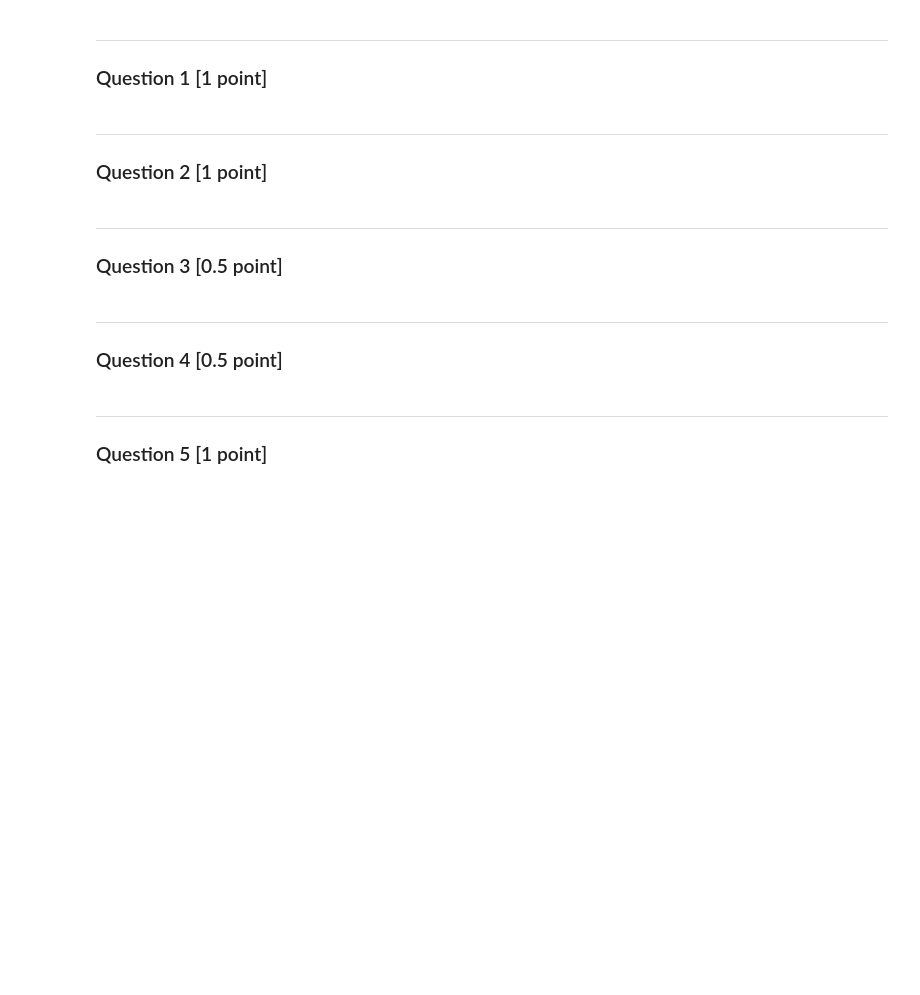
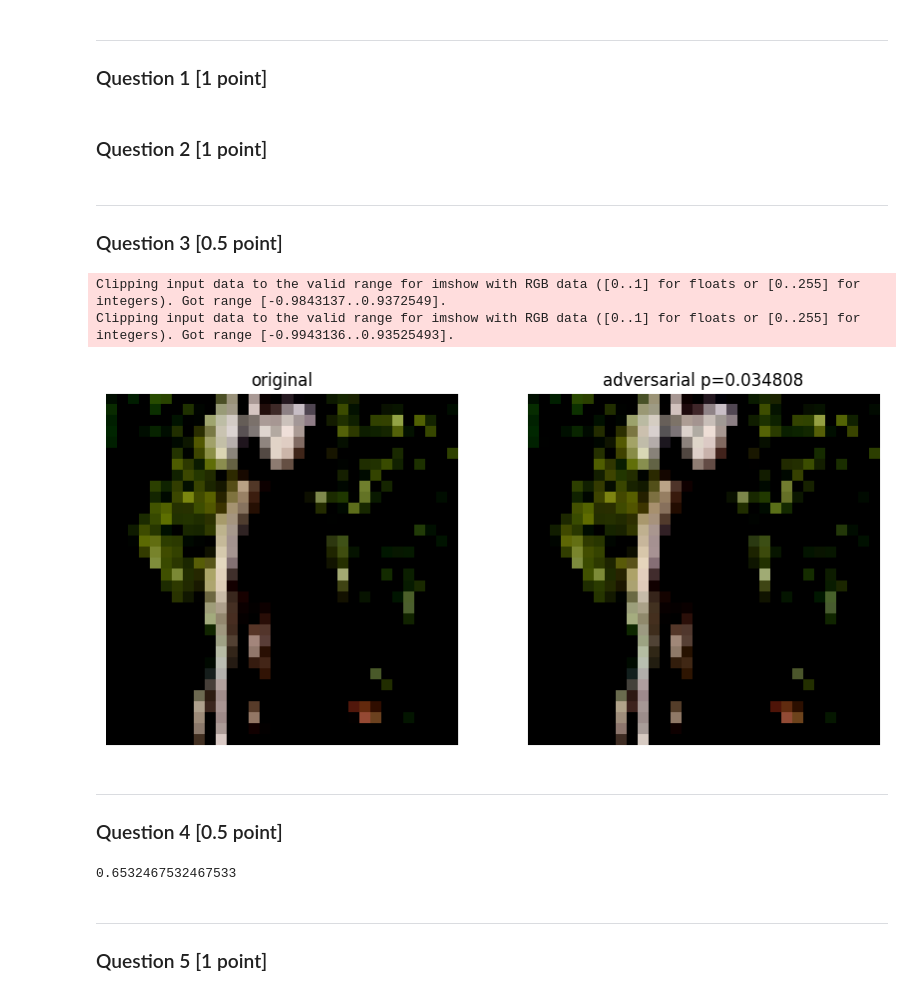
Before and after one commit to sallsdagrate/mfml_cw2, a Jupyter notebook: coursework2.ipynb, the cells around one changed output. Saved outputs shown, nothing was run; the diff lists cells and outputs as text; code cells hidden in the pictures; blank space fills up the shorter version.

Commit message:
done adversarial attack

```diff
--- a/coursework2.ipynb
+++ b/coursework2.ipynb
@@ -493,22 +495,3 @@ accuracy_fine_tune(cnn, mlp, testloader_small)
 # %% [markdown]
 ***
 ### Question 1 [1 point]
-# %%
-def adversarial(myCNN, myMLP, image, label, epsilon=0.01):
-    image = image.clone()
-
-    nr_steps = 10
-    mu = 1.0
-    ...
-
-    for i in range(nr_steps):
-        ...
-
-    output = myCNN.forward(image.unsqueeze(0), get_features=True)
-    output = output.view(output.shape[0], -1)
-    output = myMLP(output)
-
-    p = torch.exp(output)[0][label.item()].item()
-    image = image.detach()
-
-    return image, p
@@ -515,12 +572,65 @@ def adversarial(myCNN, myMLP, image, label, epsilon=0.01):
 # %% [markdown]
-***
+
 ### Question 2 [1 point]
 # %% [markdown]
 ***
 ### Question 3 [0.5 point]
+# %%
+im, l = testset_small[5]
+adv, p = adversarial(cnn, mlp, im, l)
+
+fig, ax = plt.subplots(1, 2, figsize=(10, 5))
+ax[0].imshow(im.detach().numpy().transpose(1, 2, 0))
+ax[1].imshow(adv.detach().numpy().transpose(1, 2, 0))
+ax[0].set_title("original")
+ax[1].set_title(f"adversarial p={p:.6f}")
+ax[0].axis('off')
+ax[1].axis('off')
+plt.show()
+# %% [output]
+Clipping input data to the valid range for imshow with RGB data ([0..1] for floats or [0..255] for integers). Got range [-0.9843137..0.9372549].
+Clipping input data to the valid range for imshow with RGB data ([0..1] for floats or [0..255] for integers). Got range [-0.9943136..0.93525493].
+[figure, added]
 # %% [markdown]
 ***
 ### Question 4 [0.5 point]
+# %%
+def accuracy_adversarial(myCNN, myMLP, testloader_small, epsilon):
+    total_correct = 0
+    total_attacked = 0
+
+    device = torch.device("cuda:0" if torch.cuda.is_available() else "cpu")
+
+    myCNN = myCNN.to(device)
+    myMLP = myMLP.to(device)
+
+    # iterate over all batches of the test images
+    for data in testloader_small:
+        images, labels = data
+        images = images.to(device)
+        labels = labels.to(device)
+
+        # Evaluate the fine-tuned model
+        outputs = myCNN.forward(images, get_features=True)
+        outputs = outputs.view(outputs.shape[0], -1)
+        outputs = torch.exp(myMLP(outputs))
+        output_argmax = torch.argmax(outputs, dim=-1)
+        correct = (output_argmax == labels)
+
+        # Loop over the images classified correctly in the current batch
+        for im, lbl in zip(images[correct], labels[correct]):
+
+            total_correct += 1
+            # Generate an adversarial example
+            adv, p = adversarial(myCNN, myMLP, im, lbl, epsilon)
+            # Check if the attack was successful
+            if p < 0.5:
+                total_attacked += 1
+
+    return total_attacked / total_correct
+accuracy_adversarial(cnn, mlp, testloader_small, 0.05)
+# %% [output]
+0.6532467532467533
 # %% [markdown]
 ***
 ### Question 5 [1 point]
```
Also changed, not shown: parts of 7 cells of this notebook.
